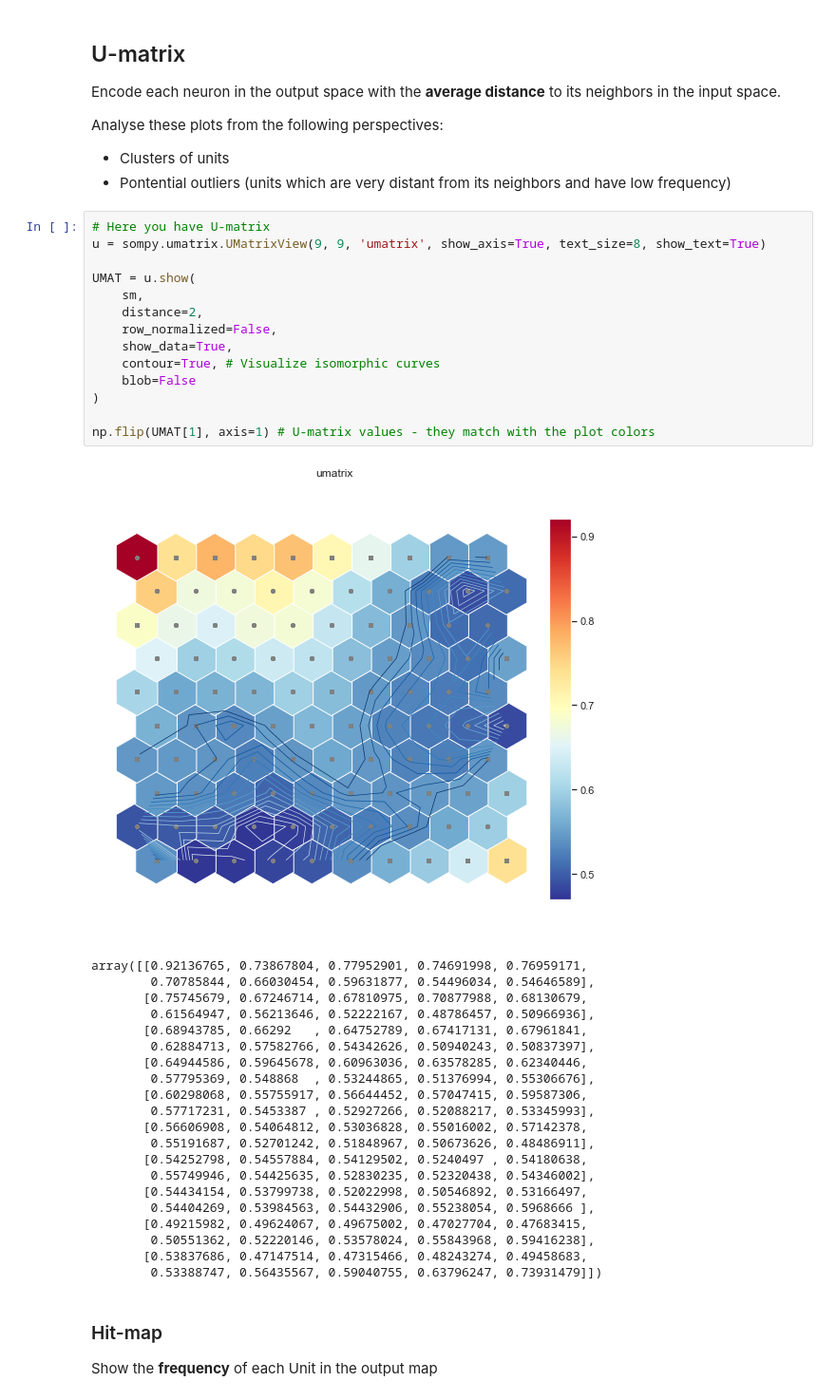
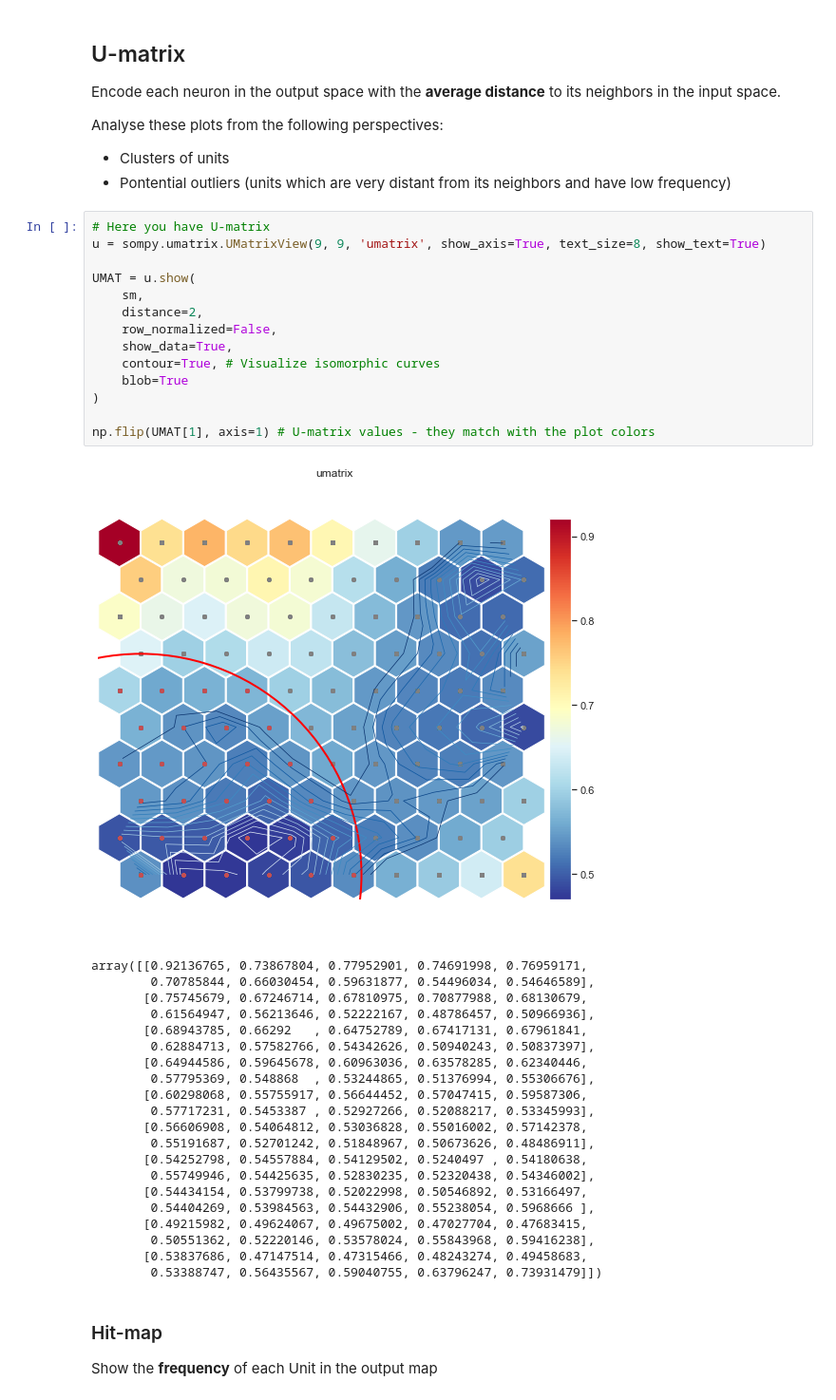
Before and after one commit to joaopfonseca/Data-Mining-22-23, a Jupyter notebook: notebooks_solutions/lab10_self_organizing_maps.ipynb, the cells around one changed output. Shown at 95% size. Drawn from its saved outputs; the diff is of its cells as text.

```diff
--- a/notebooks_solutions/lab10_self_organizing_maps.ipynb
+++ b/notebooks_solutions/lab10_self_organizing_maps.ipynb
@@ -282,19 +282,19 @@ Analyse these plots from the following perspectives:
 # %%
 # Here you have U-matrix
 u = sompy.umatrix.UMatrixView(9, 9, 'umatrix', show_axis=True, text_size=8, show_text=True)
 
 UMAT = u.show(
     sm,
     distance=2,
     row_normalized=False,
     show_data=True,
     contour=True, # Visualize isomorphic curves
-    blob=False
+    blob=True
 )
 
 np.flip(UMAT[1], axis=1) # U-matrix values - they match with the plot colors
 # %% [output]
-[figure, old version]
+[figure, new version]
 array([[0.92136765, 0.73867804, 0.77952901, 0.74691998, 0.76959171,
         0.70785844, 0.66030454, 0.59631877, 0.54496034, 0.54646589],
        [0.75745679, 0.67246714, 0.67810975, 0.70877988, 0.68130679,
```
Also changed, not shown: parts of 5 cells of this notebook.
